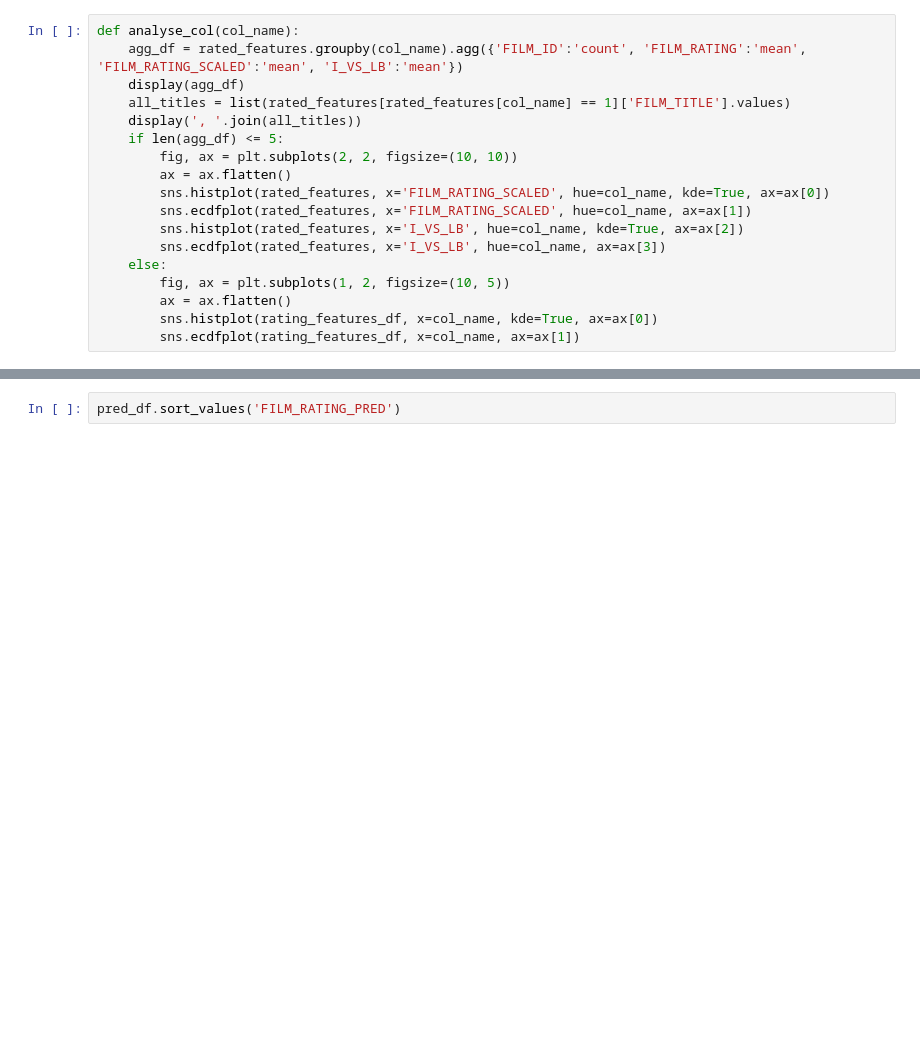
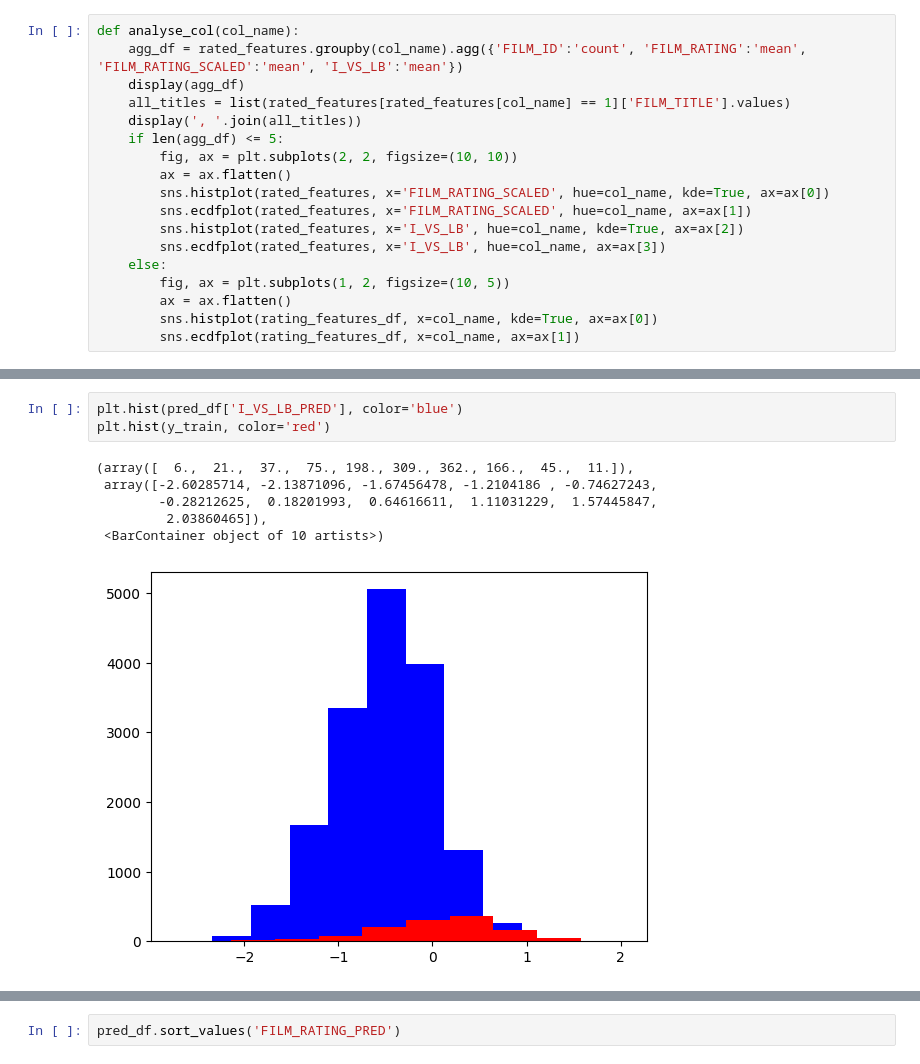
Before and after one commit to TD1138/letterboxd-app, a Jupyter notebook: lib/notebooks/AlgoDev.ipynb, the cells around one changed output, grey strips where cells are left out. Saved outputs shown, nothing was run; the diff lists cells and outputs as text; blank space fills up the shorter version.

```diff
--- a/lib/notebooks/AlgoDev.ipynb
+++ b/lib/notebooks/AlgoDev.ipynb
@@ -523,0 +542,10 @@ pred_df.sort_values(target[0]+'_PRED', ascending=False).head(50)
+# %%
+plt.hist(pred_df['I_VS_LB_PRED'], color='blue')
+plt.hist(y_train, color='red')
+# %% [output]
+(array([  6.,  21.,  37.,  75., 198., 309., 362., 166.,  45.,  11.]),
+ array([-2.60285714, -2.13871096, -1.67456478, -1.2104186 , -0.74627243,
+        -0.28212625,  0.18201993,  0.64616611,  1.11031229,  1.57445847,
+         2.03860465]),
+ <BarContainer object of 10 artists>)
+[figure, added]
```
Also changed, not shown: parts of 15 cells of this notebook.
